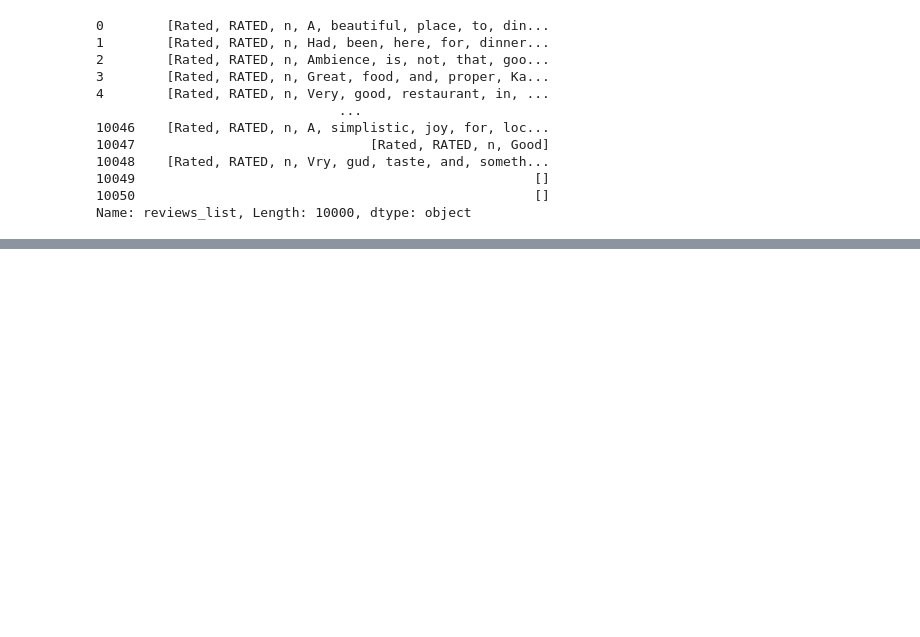
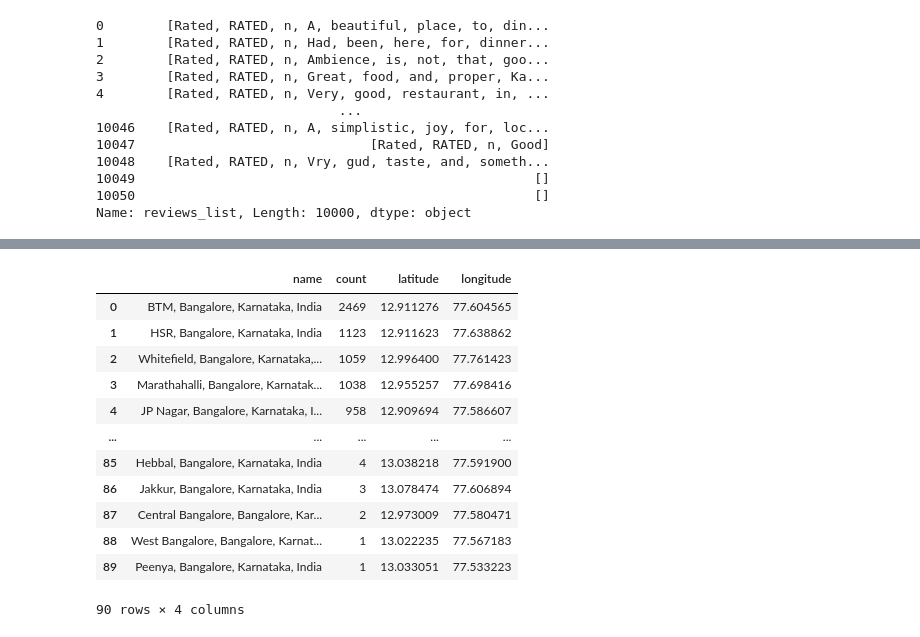
Before and after one commit to astoncrawley/food-delivery-service, a Jupyter notebook: notebooks/food-delivery-analysis.ipynb, the cells around one changed output, grey strips where cells are left out. Cells and saved outputs as stored; diff of their text form; code cells hidden in the pictures; blank space fills up the shorter version.

```diff
--- a/notebooks/food-delivery-analysis.ipynb
+++ b/notebooks/food-delivery-analysis.ipynb
@@ -311,0 +641,5 @@ Name: reviews_list, Length: 10000, dtype: object
+# %%
+locations["latitude"] = lat
+locations["longitude"] = lon
+
+locations
@@ -311,0 +674,10 @@ Name: reviews_list, Length: 10000, dtype: object
+# %%
+# Manually adding missing coordinates
+locations["latitude"][64] = 12.9804194
+locations["longitude"][64] = 77.7275164
+
+locations["latitude"][79] = 13.0120218
+locations["longitude"][79] = 77.6777817
+
+locations["latitude"][85] = 13.010316
+locations["longitude"][85] = 77.580569
@@ -311,0 +710,5 @@ Name: reviews_list, Length: 10000, dtype: object
+# %%
+df.dropna(subset=['cuisines'], inplace=True)
+
+north_india_df = df[df["cuisines"].str.contains("North Indian")]
+north_india_df
@@ -311,0 +729,3 @@ Name: reviews_list, Length: 10000, dtype: object
+# %%
+north_india_restaurant_count = north_india_df['location'].value_counts().reset_index().rename(columns={'location':'name'})
+north_india_restaurant_count
@@ -311,0 +762,17 @@ Name: reviews_list, Length: 10000, dtype: object
+# %%
+heatmap_df = north_india_restaurant_count.merge(locations, on='name', how='left')
+heatmap_df
+# %% [output]
+|  | name | count | latitude | longitude |
+| 0 | BTM, Bangalore, Karnataka, India | 2469 | 12.911276 | 77.604565 |
+| 1 | HSR, Bangalore, Karnataka, India | 1123 | 12.911623 | 77.638862 |
+| 2 | Whitefield, Bangalore, Karnataka,... | 1059 | 12.996400 | 77.761423 |
+| 3 | Marathahalli, Bangalore, Karnatak... | 1038 | 12.955257 | 77.698416 |
+| 4 | JP Nagar, Bangalore, Karnataka, I... | 958 | 12.909694 | 77.586607 |
+| ... | ... | ... | ... | ... |
+| 85 | Hebbal, Bangalore, Karnataka, India | 4 | 13.038218 | 77.591900 |
+| 86 | Jakkur, Bangalore, Karnataka, India | 3 | 13.078474 | 77.606894 |
+| 87 | Central Bangalore, Bangalore, Kar... | 2 | 12.973009 | 77.580471 |
+| 88 | West Bangalore, Bangalore, Karnat... | 1 | 13.022235 | 77.567183 |
+| 89 | Peenya, Bangalore, Karnataka, India | 1 | 13.033051 | 77.533223 |
+90 rows × 4 columns
```
Also changed, not shown: parts of 37 cells of this notebook.
